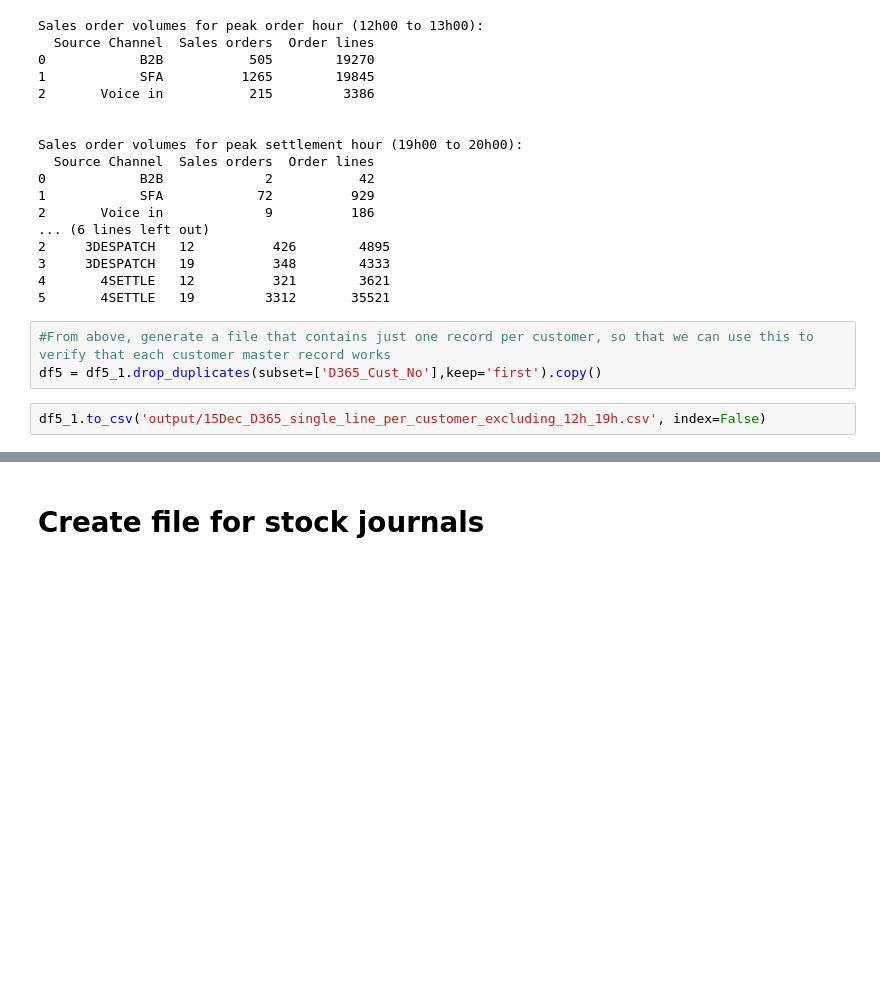
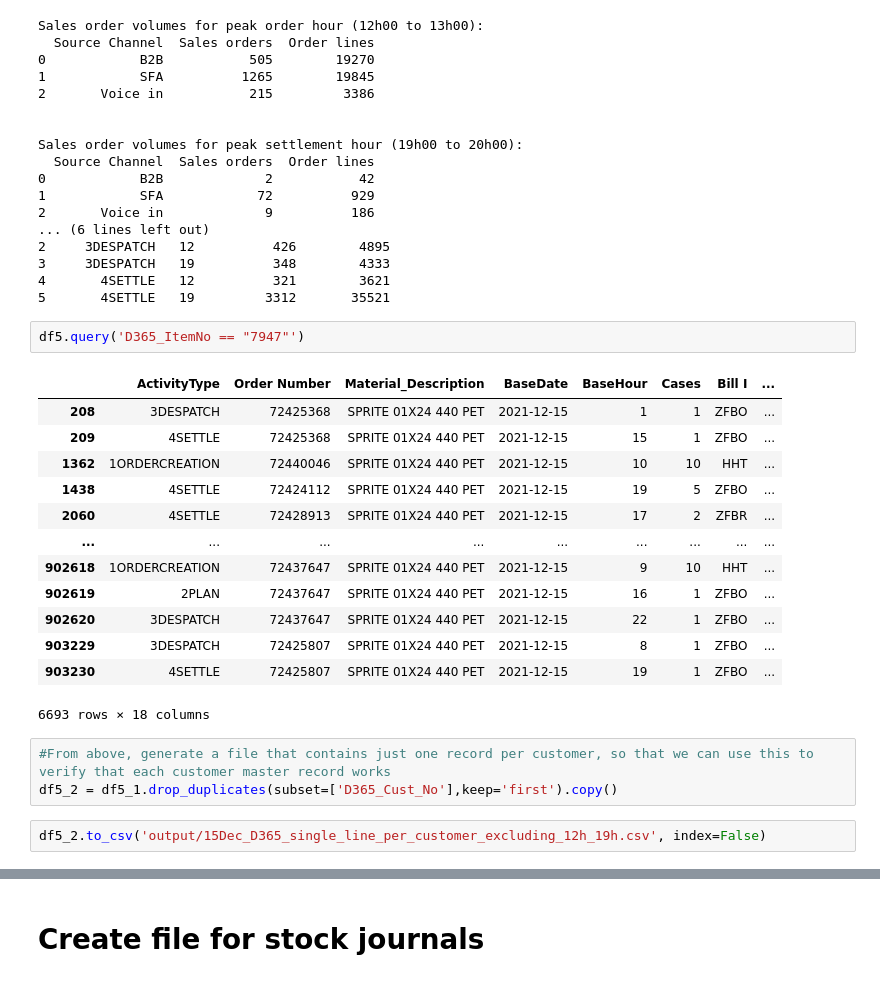
Before and after one commit to Lodewikus/ipt3, a Jupyter notebook: ipt_3.ipynb, the cells around one changed output, grey strips where cells are left out. Saved outputs shown, nothing was run; the diff lists cells and outputs as text; blank space fills up the shorter version.

```diff
--- a/ipt_3.ipynb
+++ b/ipt_3.ipynb
@@ -597,8 +615,24 @@ Sales order volumes for peak settlement hour (19h00 to 20h00):
 3     3DESPATCH   19          348        4333
 4       4SETTLE   12          321        3621
 5       4SETTLE   19         3312       35521
+# %%
+df5.query('D365_ItemNo == "7947"')
+# %% [output]
+|  | ActivityType | Order Number | Material_Description | BaseDate | BaseHour | Cases | Bill I | ... |
+| 208 | 3DESPATCH | 72425368 | SPRITE 01X24 440 PET | 2021-12-15 | 1 | 1 | ZFBO | ... |
+| 209 | 4SETTLE | 72425368 | SPRITE 01X24 440 PET | 2021-12-15 | 15 | 1 | ZFBO | ... |
+| 1362 | 1ORDERCREATION | 72440046 | SPRITE 01X24 440 PET | 2021-12-15 | 10 | 10 | HHT | ... |
+| 1438 | 4SETTLE | 72424112 | SPRITE 01X24 440 PET | 2021-12-15 | 19 | 5 | ZFBO | ... |
+| 2060 | 4SETTLE | 72428913 | SPRITE 01X24 440 PET | 2021-12-15 | 17 | 2 | ZFBR | ... |
+| ... | ... | ... | ... | ... | ... | ... | ... | ... |
+| 902618 | 1ORDERCREATION | 72437647 | SPRITE 01X24 440 PET | 2021-12-15 | 9 | 10 | HHT | ... |
+| 902619 | 2PLAN | 72437647 | SPRITE 01X24 440 PET | 2021-12-15 | 16 | 1 | ZFBO | ... |
+| 902620 | 3DESPATCH | 72437647 | SPRITE 01X24 440 PET | 2021-12-15 | 22 | 1 | ZFBO | ... |
+| 903229 | 3DESPATCH | 72425807 | SPRITE 01X24 440 PET | 2021-12-15 | 8 | 1 | ZFBO | ... |
+| 903230 | 4SETTLE | 72425807 | SPRITE 01X24 440 PET | 2021-12-15 | 19 | 1 | ZFBO | ... |
+6693 rows × 18 columns
 # %%
 #From above, generate a file that contains just one record per customer, so that we can use this to verify that each customer master record works
-df5 = df5_1.drop_duplicates(subset=['D365_Cust_No'],keep='first').copy()
+df5_2 = df5_1.drop_duplicates(subset=['D365_Cust_No'],keep='first').copy()
 # %%
-df5_1.to_csv('output/15Dec_D365_single_line_per_customer_excluding_12h_19h.csv', index=False)
+df5_2.to_csv('output/15Dec_D365_single_line_per_customer_excluding_12h_19h.csv', index=False)
```
Also changed, not shown: parts of 6 cells of this notebook, 3 other files.
